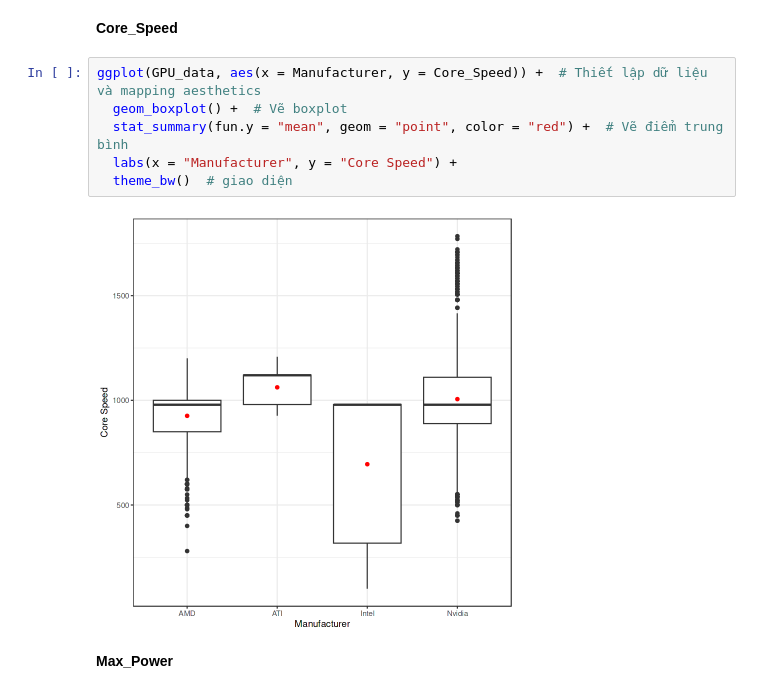
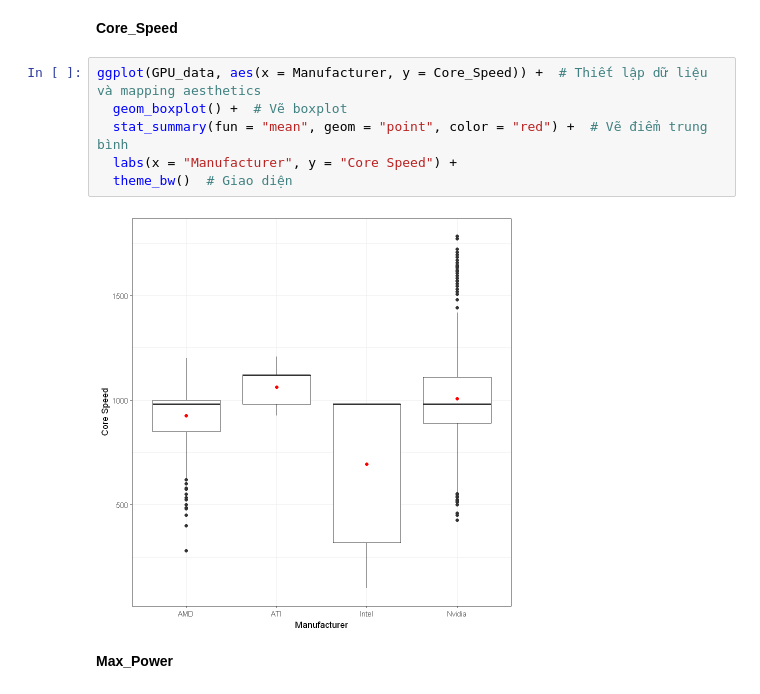
Before and after one commit to AnhTuIT04/BTL_XSTK, a Jupyter notebook: btl_xstk_hk232_l10_n1.ipynb, the cells around one changed output. Drawn from its saved outputs; the diff is of its cells as text.

```diff
--- a/btl_xstk_hk232_l10_n1.ipynb
+++ b/btl_xstk_hk232_l10_n1.ipynb
@@ -370,11 +350,11 @@ A data.frame: 4 × 5
 # %%
 ggplot(GPU_data, aes(x = Manufacturer, y = Core_Speed)) +  # Thiết lập dữ liệu và mapping aesthetics
   geom_boxplot() +  # Vẽ boxplot
-  stat_summary(fun.y = "mean", geom = "point", color = "red") +  # Vẽ điểm trung bình
+  stat_summary(fun = "mean", geom = "point", color = "red") +  # Vẽ điểm trung bình
   labs(x = "Manufacturer", y = "Core Speed") +
-  theme_bw()  # giao diện
+  theme_bw()  # Giao diện
 # %% [output]
-[figure, old version]
+[figure, new version]
 # %% [markdown]
 **Max_Power**
 # %%
```
Also changed, not shown: parts of 10 cells of this notebook.
